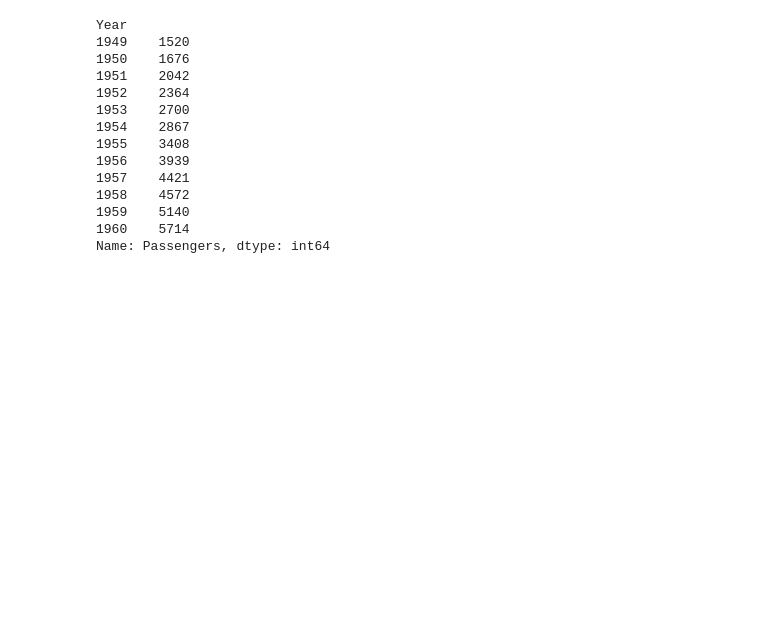
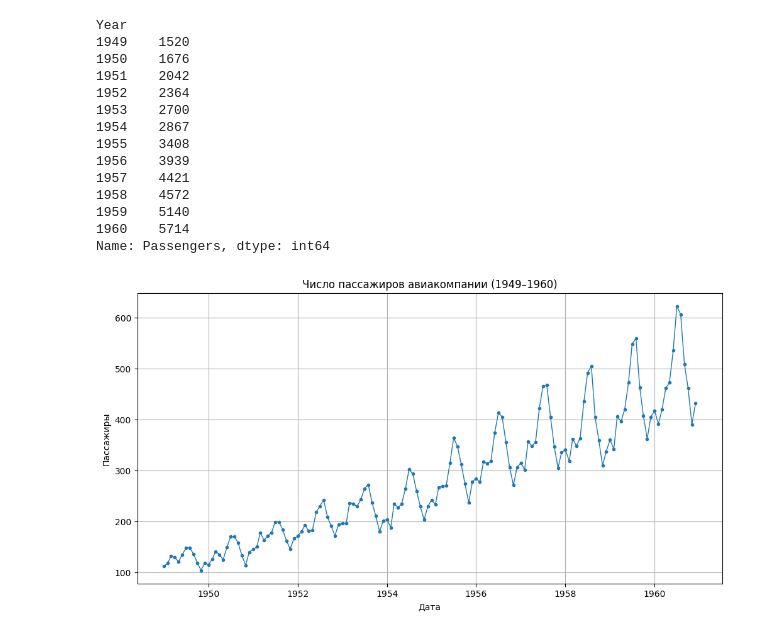
Before and after one commit to dzhamaldinov-maksim/my_data_analyst_road, a Jupyter notebook: in_work/air_passangers_data/air_pass.ipynb, the cells around one changed output. Saved outputs shown, nothing was run; the diff lists cells and outputs as text; code cells hidden in the pictures; blank space fills up the shorter version.

```diff
--- a/in_work/air_passangers_data/air_pass.ipynb
+++ b/in_work/air_passangers_data/air_pass.ipynb
@@ -63,3 +52,18 @@ Year
 1959    5140
 1960    5714
 Name: Passengers, dtype: int64
+# %%
+import matplotlib.pyplot as plt
+
+# Установка столбца 'Month' в качестве индекса
+df = df.set_index(['Month'])
+
+plt.figure(figsize=(12, 6)) # размер рисунка в дюймах
+plt.plot(df.index, df['Passengers'], marker='o', linestyle='-', linewidth=1, markersize=3) # функция для построения линий на графике, где в данном случае, мы выбираем два аргумента, сначала для оси X, затем для оси Y, после чего последующими аргументами производим настройку графика
+plt.title('Число пассажиров авиакомпании (1949–1960)') # название графика
+plt.xlabel('Дата') # название для колонки по оси X
+plt.ylabel('Пассажиры') # название для колонки по оси Y
+plt.grid(True) # включили сетку на графике
+plt.show() # показать график иил отобразить
+# %% [output]
+[figure, added]
```
Also changed, not shown: parts of 6 cells of this notebook, 2 other files.
